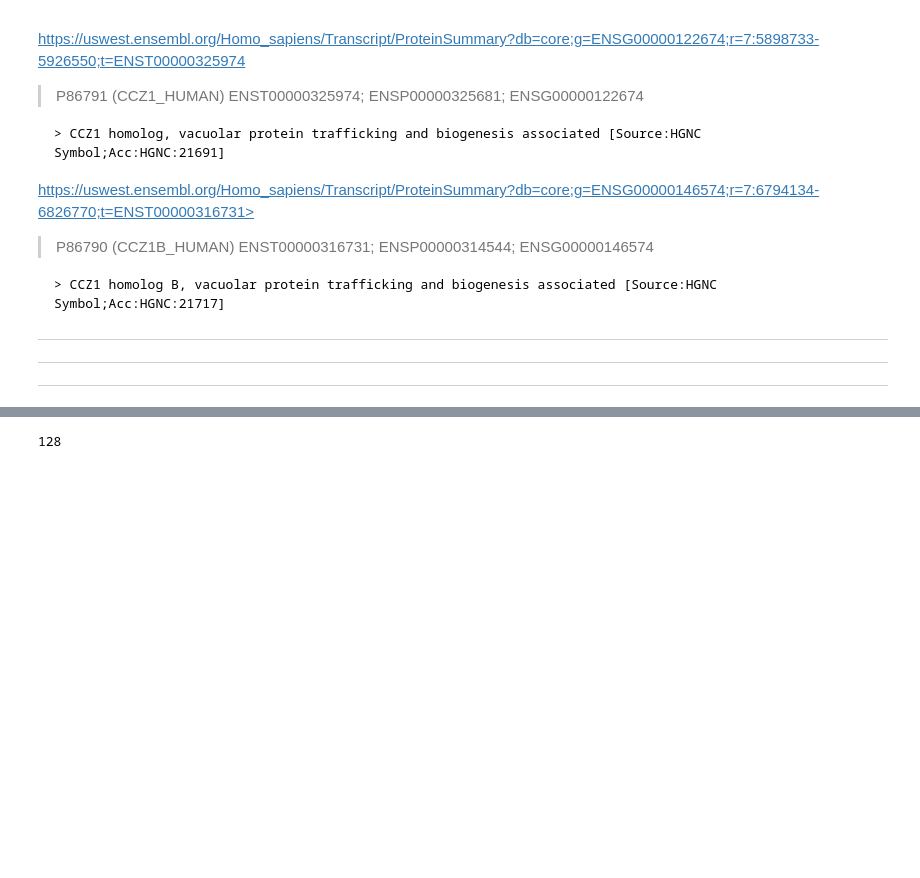
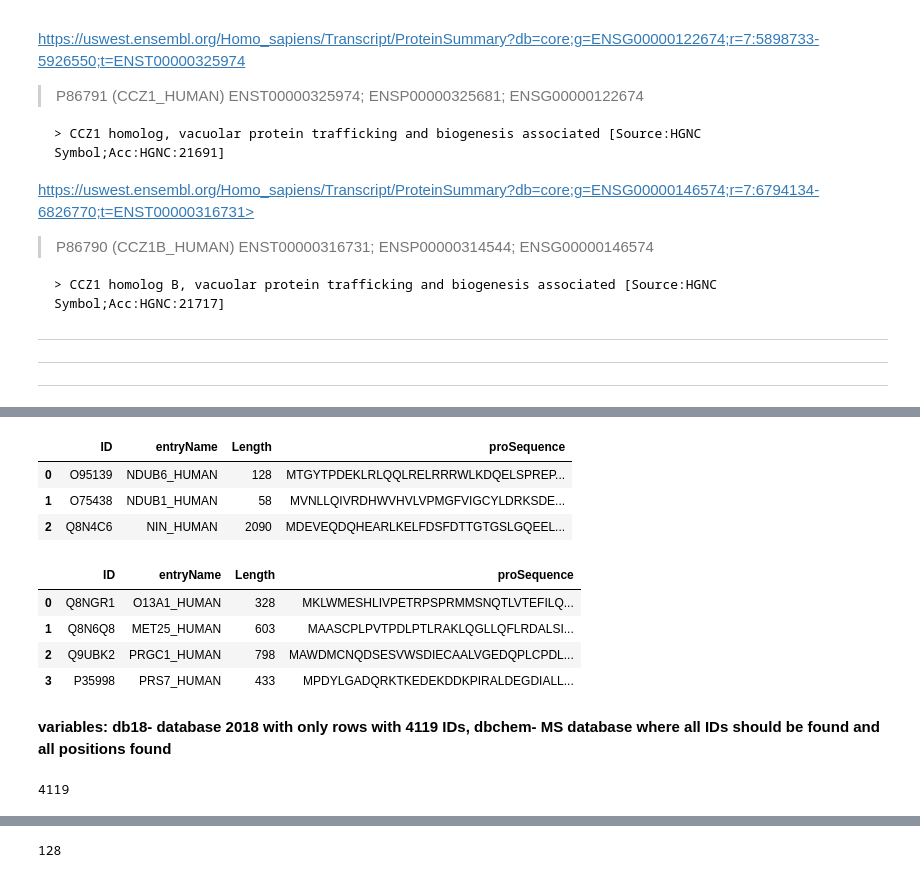
Before and after one commit to Mfpfox/MAPPING, a Jupyter notebook: A19_11_05_Nature2012_CysLys_mapped_2018UKB.ipynb, the cells around one changed output, grey strips where cells are left out. Cells and saved outputs as stored; diff of their text form; code cells hidden in the pictures; blank space fills up the shorter version.

```diff
--- a/A19_08_26_Nature2012_CKpos_2018_update.ipynb
+++ b/A19_11_05_Nature2012_CysLys_mapped_2018UKB.ipynb
@@ -76,3 +215,10 @@ import numpy as np
+# %%
+from IPython.display import display
+pd.set_option('display.max_columns', None)
+pd.options.display.max_seq_items = 2000
+
+from IPython.core.display import display, HTML
+display(HTML("<style>.container {width:90% !important;}</style>"))
 # %%
 os.chdir("/Users/mariapalafox/Box Sync/CODE_DATA/dir_MAPpaper/CYS_LYS_2012_to2018UKBpositions/")
 print(os.listdir())
@@ -83,7 +229,13 @@ print(os.listdir())
 # %%
-# importing 2018 files
-Cysnature = pd.read_csv("Cpos_CCDSset.csv", header=None)
-Lysnature = pd.read_csv("Kpos_CCDSset.csv", header=None)
+# importing 2018 fasta canonical seq
+ukb18 = pd.read_csv("UKB_CCDS_2018_06_fasta.csv")
+
+# importing 2018 CK positions
+#Cysnature = pd.read_csv("CCDS2018_all_Cpos.csv", header=None)
+#Lysnature = pd.read_csv("CCDS2018_all_Kpos.csv", header=None)
+
+# importing 2012 database searched to generate CK positions
+chempro = pd.read_csv("cravattlab_11_2012.csv")
 
 # importing cys react and pan/target
 Creact = pd.read_csv("CYS_reactivity_2012_1541.csv",header=None)
@@ -127,0 +290,17 @@ print(len(Lys2018))
+# %%
+# 2018 FASTA
+dropUnnamed(ukb18)
+ukb18.head(3)
+# %% [output]
+|  | ID | entryName | Length | proSequence |
+| 0 | O95139 | NDUB6_HUMAN | 128 | MTGYTPDEKLRLQQLRELRRRWLKDQELSPREP... |
+| 1 | O75438 | NDUB1_HUMAN | 58 | MVNLLQIVRDHWVHVLVPMGFVIGCYLDRKSDE... |
+| 2 | Q8N4C6 | NIN_HUMAN | 2090 | MDEVEQDQHEARLKELFDSFDTTGTGSLGQEEL... |
+# %%
+chempro.head(4)
+# %% [output]
+|  | ID | entryName | Length | proSequence |
+| 0 | Q8NGR1 | O13A1_HUMAN | 328 | MKLWMESHLIVPETRPSPRMMSNQTLVTEFILQ... |
+| 1 | Q8N6Q8 | MET25_HUMAN | 603 | MAASCPLPVTPDLPTLRAKLQGLLQFLRDALSI... |
+| 2 | Q9UBK2 | PRGC1_HUMAN | 798 | MAWDMCNQDSESVWSDIECAALVGEDQPLCPDL... |
+| 3 | P35998 | PRS7_HUMAN | 433 | MPDYLGADQRKTKEDEKDDKPIRALDEGDIALL... |
@@ -127,0 +312,6 @@ print(len(Lys2018))
+# %% [markdown]
+**variables: db18- database 2018 with only rows with 4119 IDs, dbchem- MS database where all IDs should be found and all positions found**
+# %%
+print(len(IDlistog)) # 4119 original IDs in dataset
+# %% [output]
+4119
```
Also changed, not shown: parts of 95 cells of this notebook.
